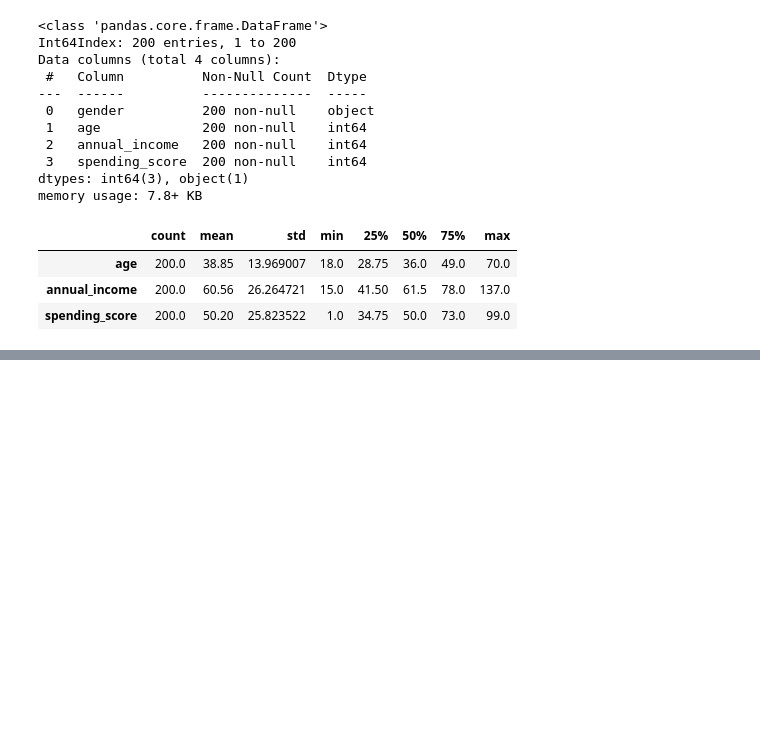
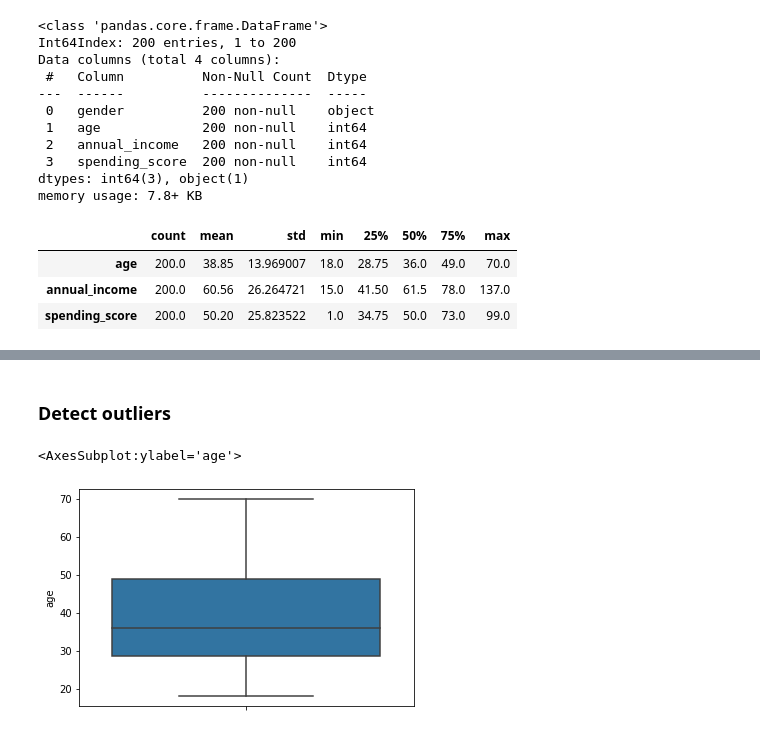
Before and after one commit to lochlynlaskowski/clustering-exercises, a Jupyter notebook: zillow.ipynb, the cells around one changed output, grey strips where cells are left out. Saved outputs shown, nothing was run; the diff lists cells and outputs as text; code cells hidden in the pictures; blank space fills up the shorter version.

```diff
--- a/zillow.ipynb
+++ b/zillow.ipynb
@@ -234,0 +327,7 @@ mall.describe().T
+# %% [markdown]
+### Detect outliers
+# %%
+sns.boxplot(y=mall.age)
+# %% [output]
+<AxesSubplot:ylabel='age'>
+[figure, added]
```
Also changed, not shown: parts of 28 cells of this notebook, 2 other files.
